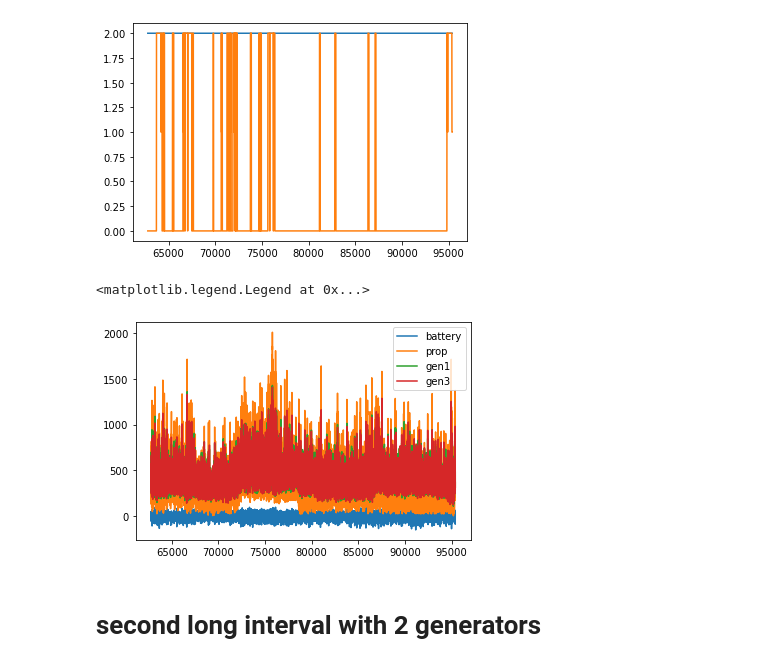
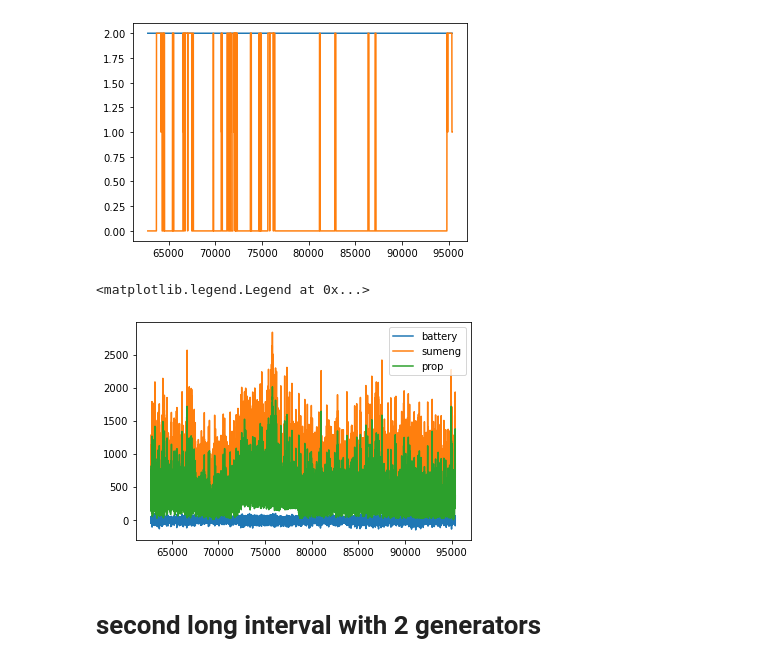
Before and after one commit to andreasdyve/EquinorProject, a Jupyter notebook: python notebooks/OP100_KASPERLOOKINGFORSPINNINGRESERVE.ipynb, the cells around one changed output. Drawn from its saved outputs; the diff is of its cells as text; code cells hidden in the pictures.

```diff
--- a/python notebooks/OP100_KASPERLOOKINGFORSPINNINGRESERVE.ipynb
+++ b/python notebooks/OP100_KASPERLOOKINGFORSPINNINGRESERVE.ipynb
@@ -173,18 +175,21 @@ plt.plot(x1,y2)
 # %%
 x1 = df.iloc[62775:95376]['secs']
 y1 = df.iloc[62775:95376]['battery_0__actualPower']
 y3 = df.iloc[62775:95376]['thrusterAndPropulsion']
 y4 = df.iloc[62775:95376]['engMdoPower_3_']
 y2 = df.iloc[62775:95376]['engMdoPower_1_']
+y6 = df.iloc[62775:95376]['sumEngMdoPower']
 
 plt.plot(x1,y1, label = 'battery')
+plt.plot(x1,y6, label = 'sumeng')
 plt.plot(x1,y3, label = 'prop')
-plt.plot(x1,y2, label = 'gen1')
-plt.plot(x1,y4, label = 'gen3')
+#plt.plot(x1,y2, label = 'gen1')
+#plt.plot(x1,y4, label = 'gen3')
+
 plt.legend()
 # %% [output]
 <matplotlib.legend.Legend at 0x...>
-[figure, old version]
+[figure, new version]
 # %% [markdown]
 # second long interval with 2 generators
 # %%
```
Also changed, not shown: parts of 1 cell of this notebook, 1 other file.
